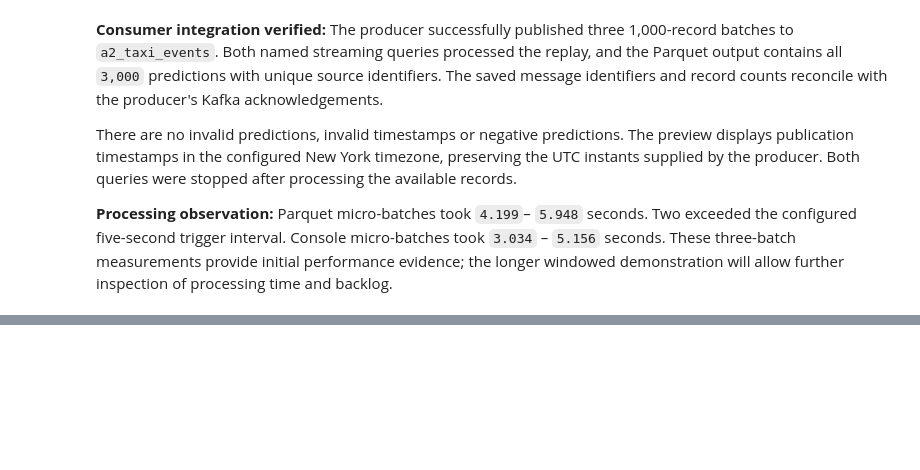
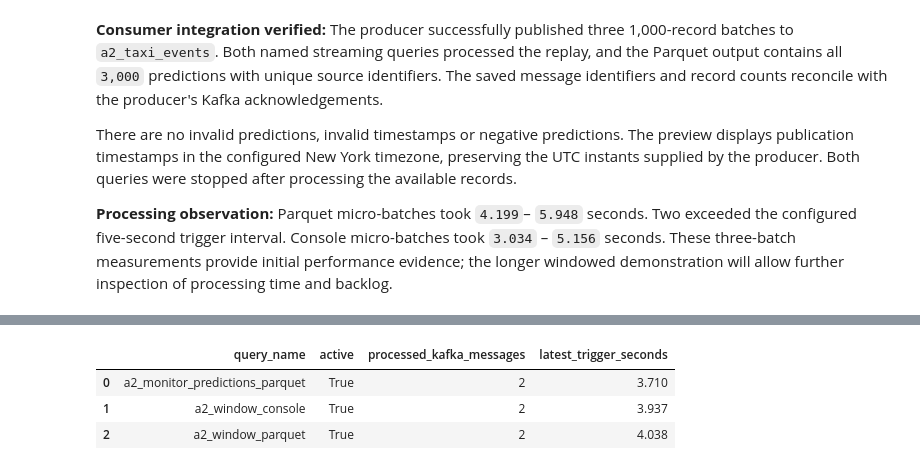
Before and after one commit to hncha9-eng/ITO5202_Ass2_27602966, a Jupyter notebook: assessment2.ipynb, the cells around one changed output, grey strips where cells are left out. Drawn from its saved outputs; the diff is of its cells as text; code cells hidden in the pictures; blank space fills up the shorter version.

Commit message:
Add watermarked sliding-window prediction monitoring

```diff
--- a/assessment2.ipynb
+++ b/assessment2.ipynb
@@ -7578,0 +8158,92 @@ further inspection of processing time and backlog.
+# %%
+# Preserve progress from each completed micro-batch.
+if "monitor_progress_cache" not in globals():
+    monitor_progress_cache = {}
+else:
+    # Retain only entries belonging to this run's query IDs.
+    current_query_ids = {str(query.id) for query in monitor_queries}
+    monitor_progress_cache = {
+        key: value
+        for key, value in monitor_progress_cache.items()
+        if str(value.get("id")) in current_query_ids
+    }
+
+
+def read_monitor_producer_log():
+    """Read complete JSON log entries; preserve other text in the raw log."""
+    entries = []
+
+    for line in MONITOR_PRODUCER_LOG_PATH.read_text(
+        encoding="utf-8"
+    ).splitlines():
+        try:
+            entry = json.loads(line)
+        except json.JSONDecodeError:
+            # A live read may encounter a partly written line.
+            continue
+
+        if isinstance(entry, dict):
+            entries.append(entry)
+
+    return entries
+
+
+def capture_monitor_progress():
+    """Archive query progress without duplicating micro-batches."""
+    for query in monitor_queries:
+        for progress in query.recentProgress:
+            entry = dict(progress)
+            entry["query_name"] = query.name
+
+            monitor_progress_cache[
+                (query.name, int(entry["batchId"]))
+            ] = entry
+
+
+capture_monitor_progress()
+
+monitor_live_entries = read_monitor_producer_log()
+monitor_live_batches = [
+    entry
+    for entry in monitor_live_entries
+    if entry.get("action") == "published_batch"
+]
+
+print(
+    "Producer running:",
+    monitor_producer_process.poll() is None,
+)
+print(
+    "Published batches:",
+    f"{len(monitor_live_batches)}/{MONITOR_DEMO_BATCHES}",
+)
+print(
+    "Acknowledged trip records:",
+    f"{sum(entry['records'] for entry in monitor_live_batches):,}",
+)
+
+monitor_status_rows = []
+
+for query in monitor_queries:
+    latest = query.lastProgress or {}
+
+    processed_messages = sum(
+        int(entry.get("numInputRows", 0))
+        for (query_name, _), entry in monitor_progress_cache.items()
+        if query_name == query.name
+    )
+
+    monitor_status_rows.append(
+        {
+            "query_name": query.name,
+            "active": query.isActive,
+            "processed_kafka_messages": processed_messages,
+            "latest_trigger_seconds": (
+                latest.get("durationMs", {}).get("triggerExecution", 0)
+                / 1000
+            ),
+        }
+    )
+
+display(pd.DataFrame(monitor_status_rows))
+# %% [output]
@@ -7578,0 +8253,4 @@ further inspection of processing time and backlog.
+|  | query_name | active | processed_kafka_messages | latest_trigger_seconds |
+| 0 | a2_monitor_predictions_parquet | True | 2 | 3.710 |
+| 1 | a2_window_console | True | 2 | 3.937 |
+| 2 | a2_window_parquet | True | 2 | 4.038 |
```
Also changed, not shown: parts of 48 cells of this notebook.
